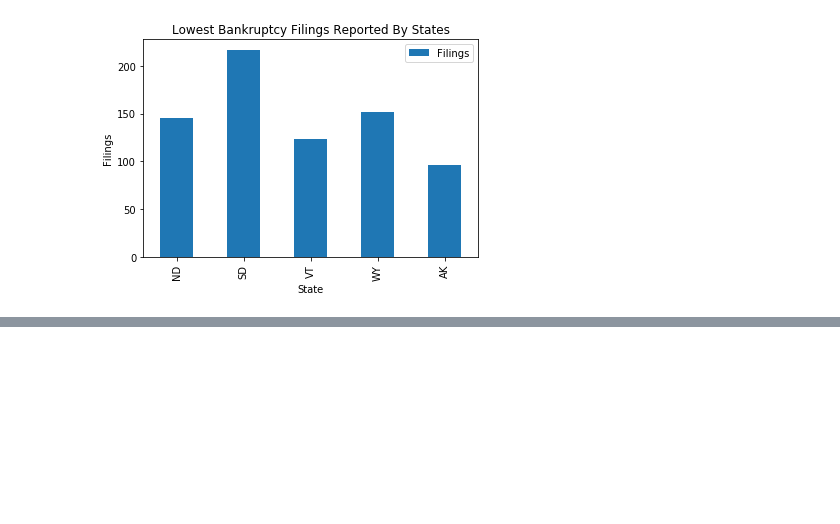
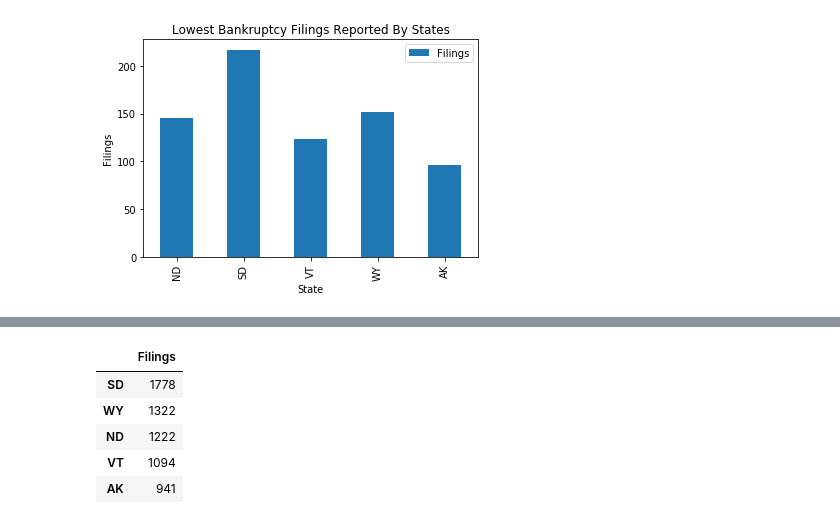
Before and after one commit to mrinalinikrishna/learningpython, a Jupyter notebook: project_final.ipynb, the cells around one changed output, grey strips where cells are left out. Cells and saved outputs as stored; diff of their text form; code cells hidden in the pictures; blank space fills up the shorter version.

```diff
--- a/project_final.ipynb
+++ b/project_final.ipynb
@@ -55,0 +66,9 @@ plt.show()
+# %%
+sort_y.tail()
+# %% [output]
+|  | Filings |
+| SD | 1778 |
+| WY | 1322 |
+| ND | 1222 |
+| VT | 1094 |
+| AK | 941 |
```
Also changed, not shown: parts of 4 cells of this notebook.
